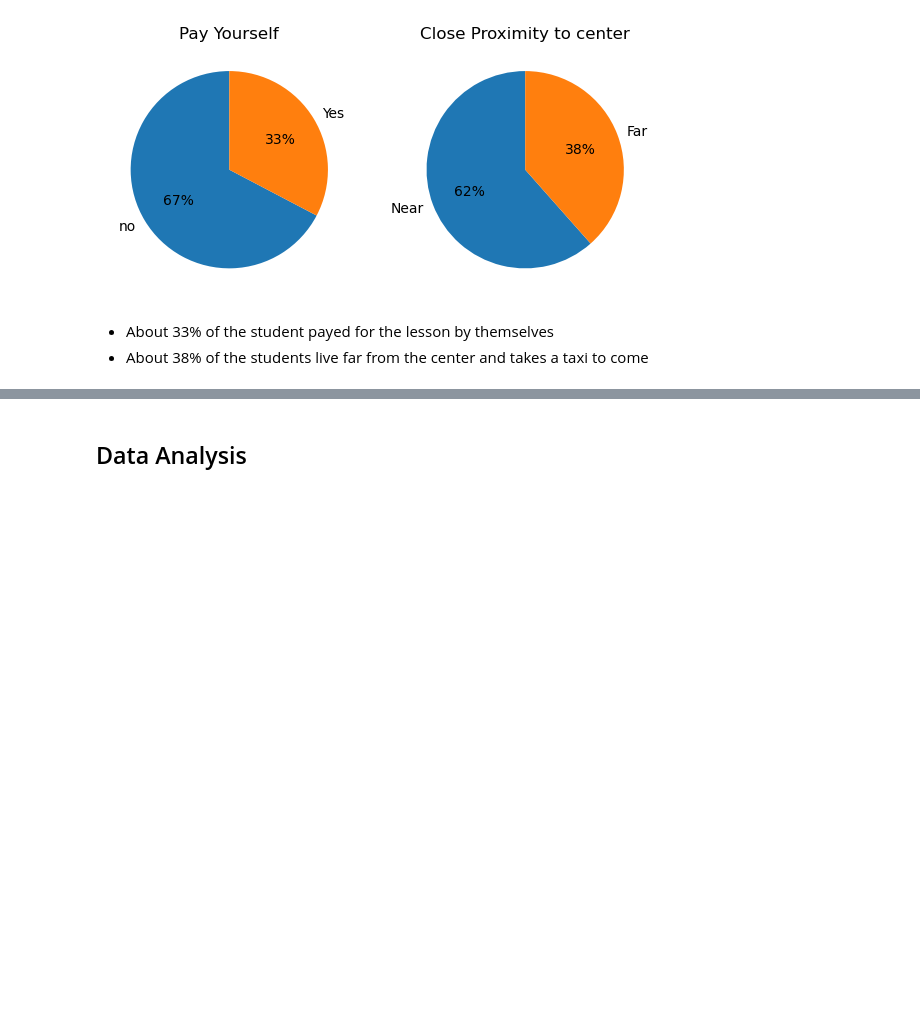
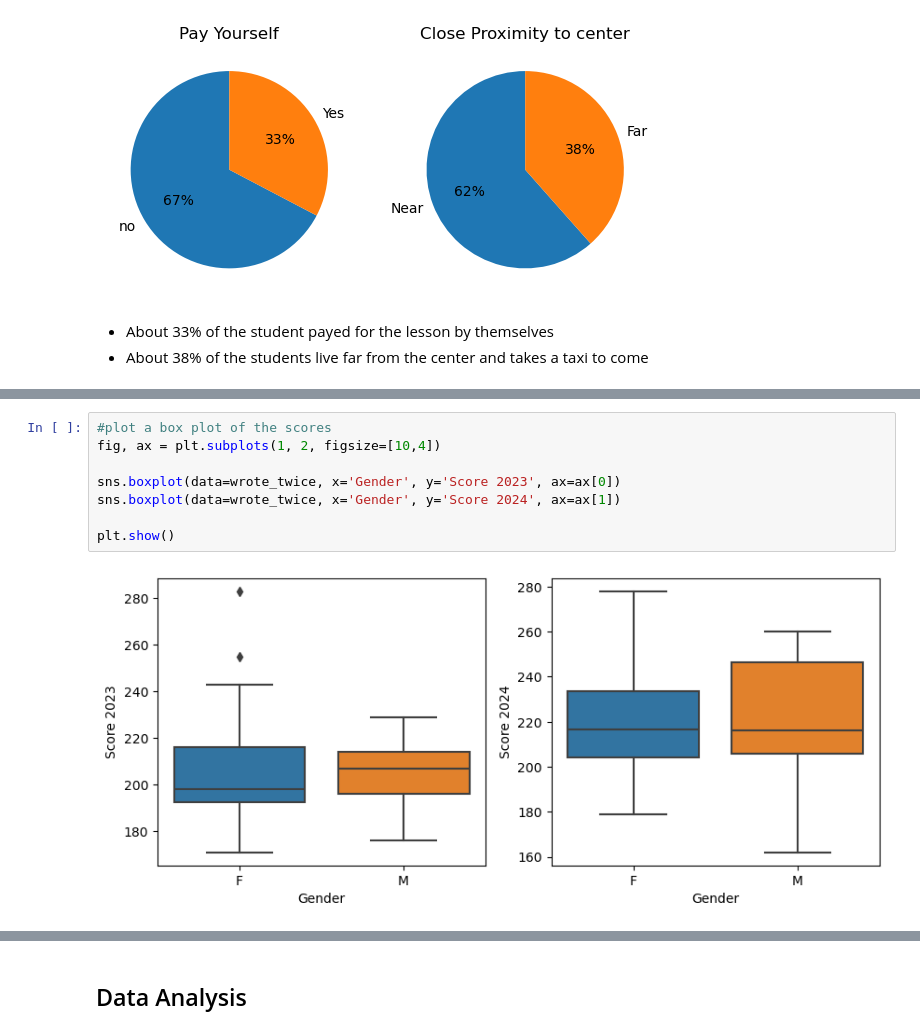
Before and after one commit to valezenwanne/Performance_of_UltraBrain_Students_in_2024_JAMB_Exam, a Jupyter notebook: Performance of Ultra-Brain Student in 2024 JAMB.ipynb, the cells around one changed output, grey strips where cells are left out. Drawn from its saved outputs; the diff is of its cells as text; blank space fills up the shorter version.

```diff
--- a/Performance of Ultra-Brain Student in 2024 JAMB.ipynb
+++ b/Performance of Ultra-Brain Student in 2024 JAMB.ipynb
@@ -706,0 +737,10 @@ plt.show()
+# %%
+#plot a box plot of the scores
+fig, ax = plt.subplots(1, 2, figsize=[10,4])
+
+sns.boxplot(data=wrote_twice, x='Gender', y='Score 2023', ax=ax[0])
+sns.boxplot(data=wrote_twice, x='Gender', y='Score 2024', ax=ax[1])
+
+plt.show()
+# %% [output]
+[figure, added]
```
Also changed, not shown: parts of 16 cells of this notebook.
